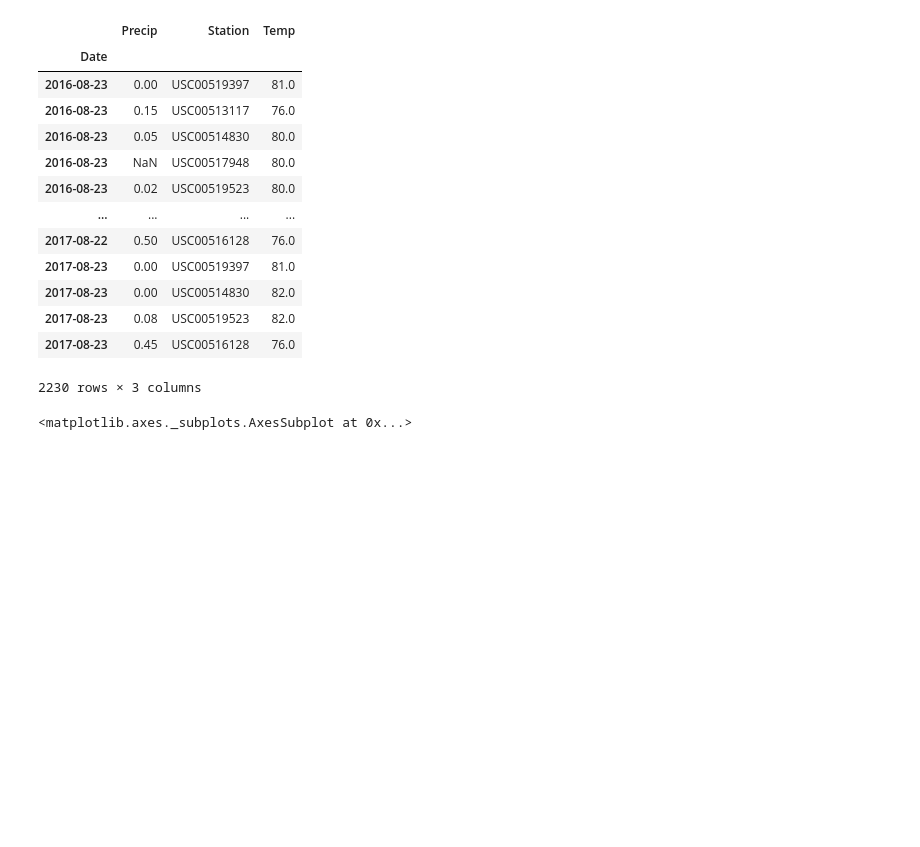
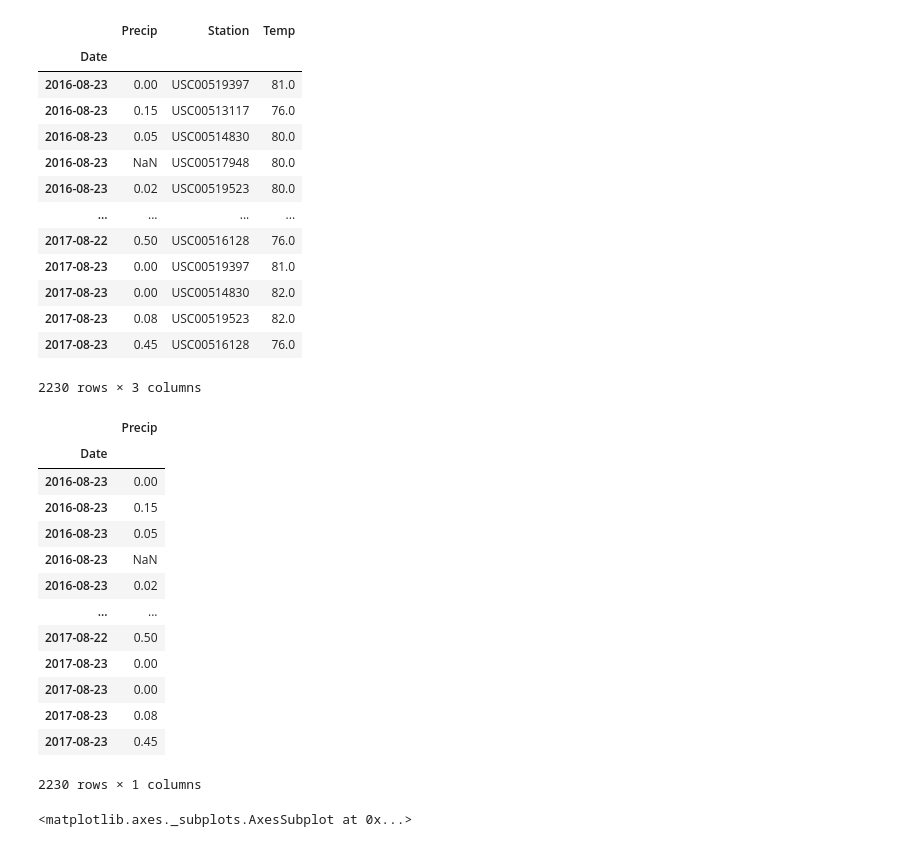
Before and after one commit to rmaher314/HW8_SQLAlchemy_Challenge, a Jupyter notebook: climate_starter.ipynb, the cells around one changed output. Saved outputs shown, nothing was run; the diff lists cells and outputs as text; code cells hidden in the pictures; blank space fills up the shorter version.

```diff
--- a/climate_starter.ipynb
+++ b/climate_starter.ipynb
@@ -92,5 +92,33 @@ yearprecip2_df
 | 2017-08-23 | 0.08 | USC00519523 | 82.0 |
 | 2017-08-23 | 0.45 | USC00516128 | 76.0 |
 2230 rows × 3 columns
+# %%
+date = dt.datetime(2016, 8, 22)
+yearprecip2 = session.query(Measurement.date, Measurement.prcp).\
+    filter(Measurement.date > date).\
+    order_by(Measurement.date).all()
+
+#yearprecip
+
+
+yearprecip3_df = pd.DataFrame(yearprecip2, columns=['Date', 'Precip'])
+yearprecip3_df= yearprecip3_df.set_index('Date')
+
+yearprecip3_df
+# %% [output]
+|  | Precip |
+| Date |  |
+| 2016-08-23 | 0.00 |
+| 2016-08-23 | 0.15 |
+| 2016-08-23 | 0.05 |
+| 2016-08-23 | NaN |
+| 2016-08-23 | 0.02 |
+| ... | ... |
+| 2017-08-22 | 0.50 |
+| 2017-08-23 | 0.00 |
+| 2017-08-23 | 0.00 |
+| 2017-08-23 | 0.08 |
+| 2017-08-23 | 0.45 |
+2230 rows × 1 columns
 # %%
 # Use Pandas Plotting with Matplotlib to plot the data
```
Also changed, not shown: parts of 4 cells of this notebook, 1 other file.
